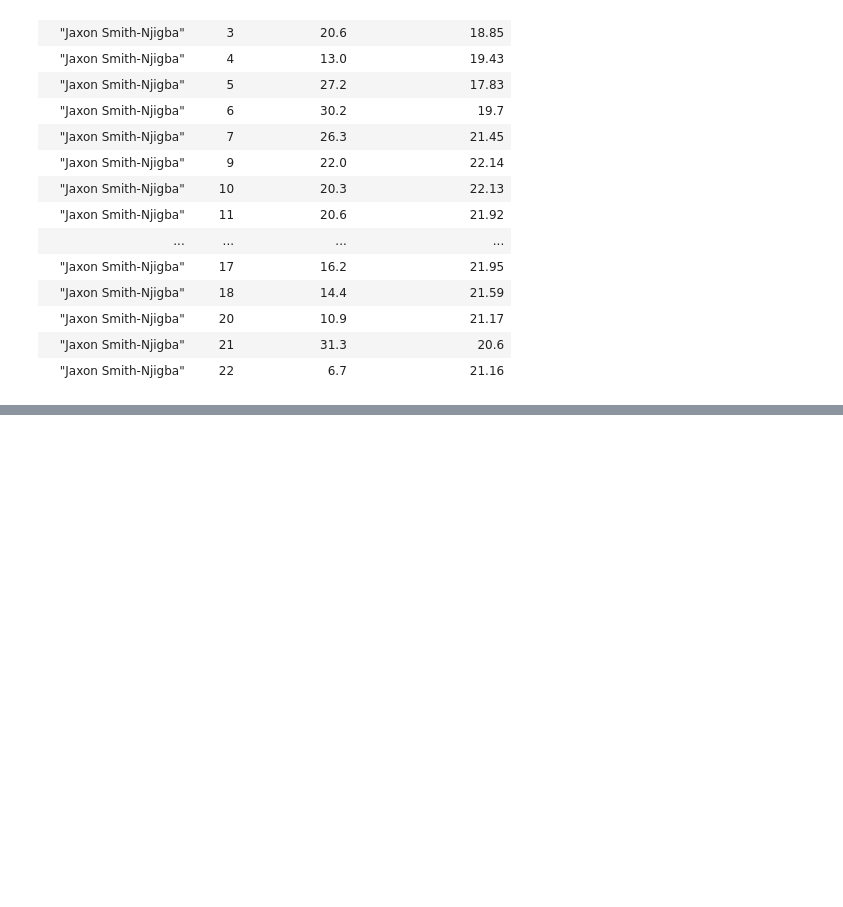
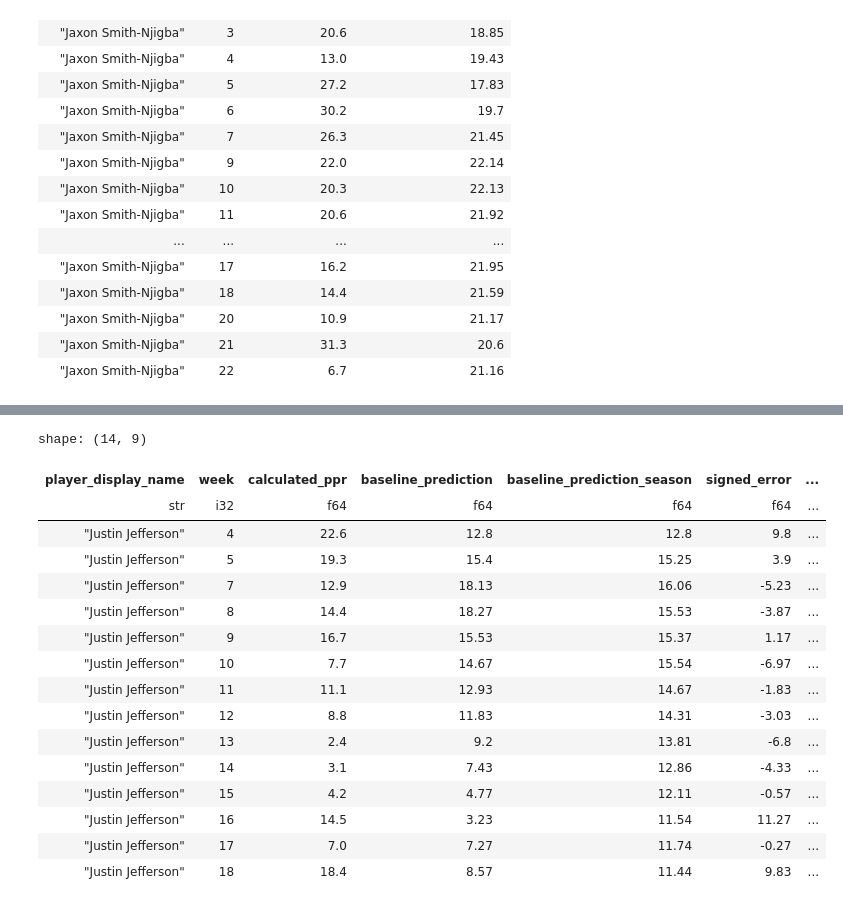
Before and after one commit to samarthsarda9/fantasy-football-project, a Jupyter notebook: notebooks/01_explore_data.ipynb, the cells around one changed output, grey strips where cells are left out. Cells and saved outputs as stored; diff of their text form; code cells hidden in the pictures; blank space fills up the shorter version.

```diff
--- a/notebooks/01_explore_data.ipynb
+++ b/notebooks/01_explore_data.ipynb
@@ -711,0 +731,54 @@ shape: (20, 4)
+# %%
+baseline_prediction_clean = baseline_predictions.filter(
+    (pl.col("prev_rolling_3_ppr").is_not_null()) & (pl.col("week") <= 18)
+)
+
+baseline_prediction_clean = baseline_prediction_clean.with_columns(
+    (pl.col("baseline_prediction") - pl.col("calculated_ppr"))
+    .abs()
+    .round(2)
+    .alias("absolute_error"),
+
+    (pl.col("calculated_ppr") - pl.col("baseline_prediction"))
+    .round(2)
+    .alias("signed_error"),
+
+    (pl.col("calculated_ppr") - pl.col("prev_season_avg_ppr"))
+    .abs()
+    .round(2)
+    .alias("season_avg_error"),
+
+    (pl.col("calculated_ppr") - pl.col("prev_season_avg_ppr"))
+    .round(2)
+    .alias("signed_season_avg_error")
+)
+
+baseline_prediction_clean.filter(pl.col('player_display_name') == 'Justin Jefferson').select([
+    'player_display_name',
+    'week',
+    'calculated_ppr',
+    'baseline_prediction',
+    'baseline_prediction_season',
+    'signed_error',
+    'absolute_error',
+    'season_avg_error',
+    'signed_season_avg_error'
+])
+# %% [output]
+shape: (14, 9)
+| player_display_name | week | calculated_ppr | baseline_prediction | baseline_prediction_season | signed_error | ... |
+| str | i32 | f64 | f64 | f64 | f64 | ... |
+| "Justin Jefferson" | 4 | 22.6 | 12.8 | 12.8 | 9.8 | ... |
+| "Justin Jefferson" | 5 | 19.3 | 15.4 | 15.25 | 3.9 | ... |
+| "Justin Jefferson" | 7 | 12.9 | 18.13 | 16.06 | -5.23 | ... |
+| "Justin Jefferson" | 8 | 14.4 | 18.27 | 15.53 | -3.87 | ... |
+| "Justin Jefferson" | 9 | 16.7 | 15.53 | 15.37 | 1.17 | ... |
+| "Justin Jefferson" | 10 | 7.7 | 14.67 | 15.54 | -6.97 | ... |
+| "Justin Jefferson" | 11 | 11.1 | 12.93 | 14.67 | -1.83 | ... |
+| "Justin Jefferson" | 12 | 8.8 | 11.83 | 14.31 | -3.03 | ... |
+| "Justin Jefferson" | 13 | 2.4 | 9.2 | 13.81 | -6.8 | ... |
+| "Justin Jefferson" | 14 | 3.1 | 7.43 | 12.86 | -4.33 | ... |
+| "Justin Jefferson" | 15 | 4.2 | 4.77 | 12.11 | -0.57 | ... |
+| "Justin Jefferson" | 16 | 14.5 | 3.23 | 11.54 | 11.27 | ... |
+| "Justin Jefferson" | 17 | 7.0 | 7.27 | 11.74 | -0.27 | ... |
+| "Justin Jefferson" | 18 | 18.4 | 8.57 | 11.44 | 9.83 | ... |
```
Also changed, not shown: parts of 22 cells of this notebook, 1 other file.
